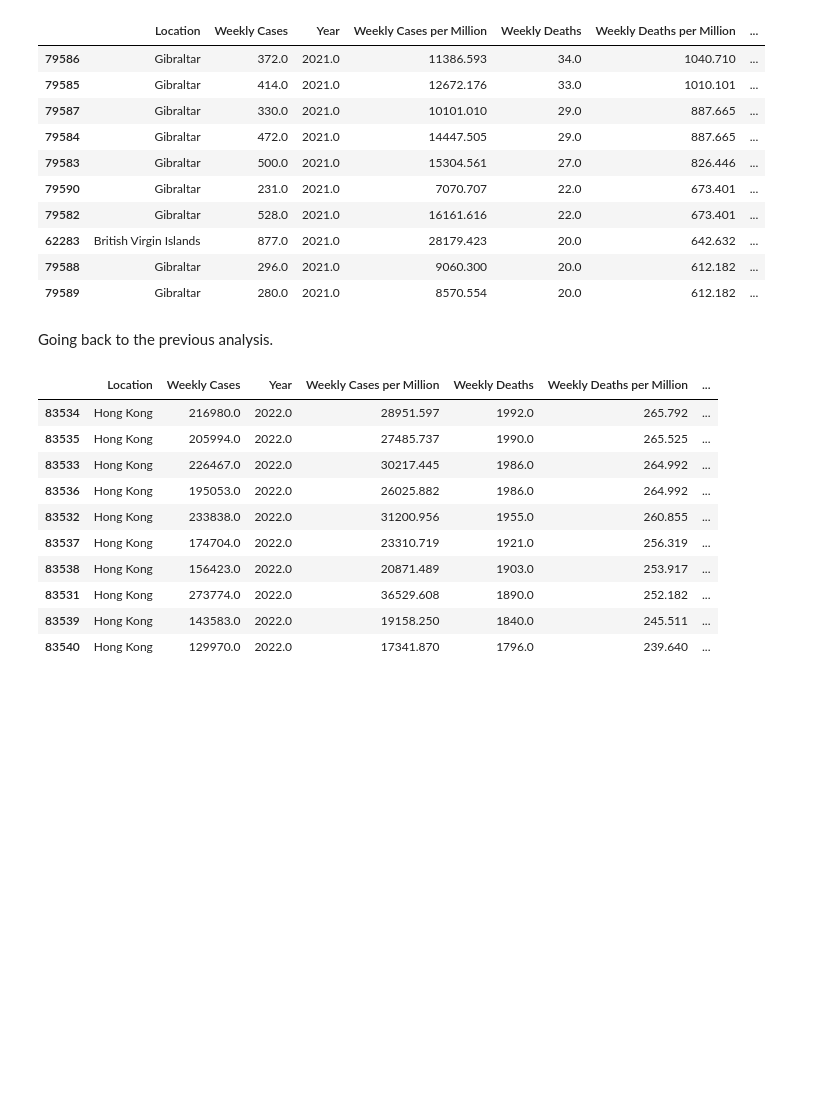
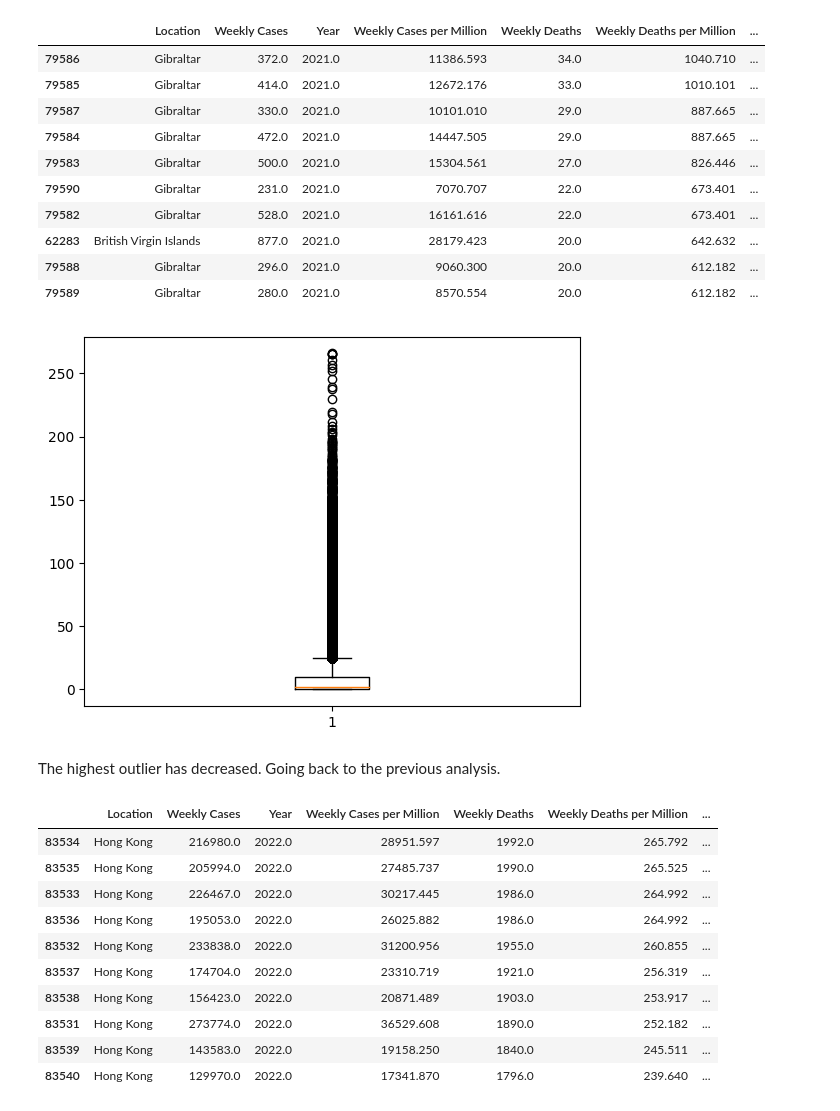
Before and after one commit to BiancaCarneiro/Covid-Prediction, a Jupyter notebook: project/notebooks/covid_preprocessing.ipynb, the cells around one changed output. Cells and saved outputs as stored; diff of their text form; code cells hidden in the pictures; blank space fills up the shorter version.

```diff
--- a/project/notebooks/covid_preprocessing.ipynb
+++ b/project/notebooks/covid_preprocessing.ipynb
@@ -364,7 +371,13 @@ df_train.loc[(df_train["Weekly Deaths per Million"] > df_train["Weekly Deaths"])
 | 79589 | Gibraltar | 280.0 | 2021.0 | 8570.554 | 20.0 | 612.182 | ... |
 # %%
 df_train.drop(df_train.loc[(df_train["Weekly Deaths per Million"] > df_train["Weekly Deaths"])].index, inplace=True)
+# %%
+plt.boxplot(df_train["Weekly Deaths per Million"].dropna())
+plt.show()
+# %% [output]
+[figure, added]
 # %% [markdown]
+The highest outlier has decreased.
 Going back to the previous analysis.
 # %%
 df_train.loc[df_train["Weekly Deaths per Million"] > 13].sort_values(by="Weekly Deaths per Million", ascending=False).head(10)
```
Also changed, not shown: parts of 19 cells of this notebook, 4 other files.
